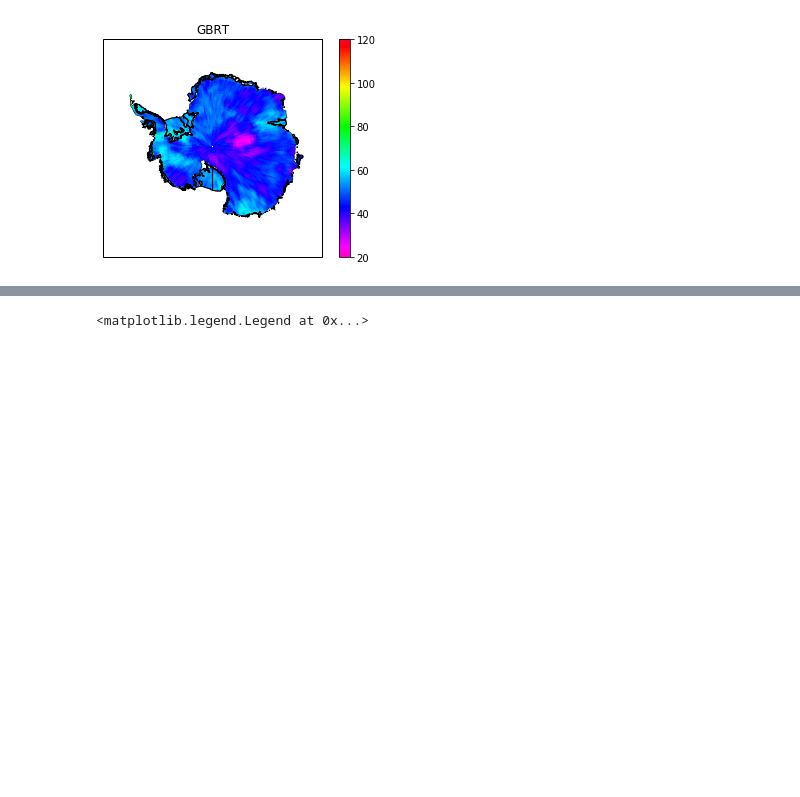
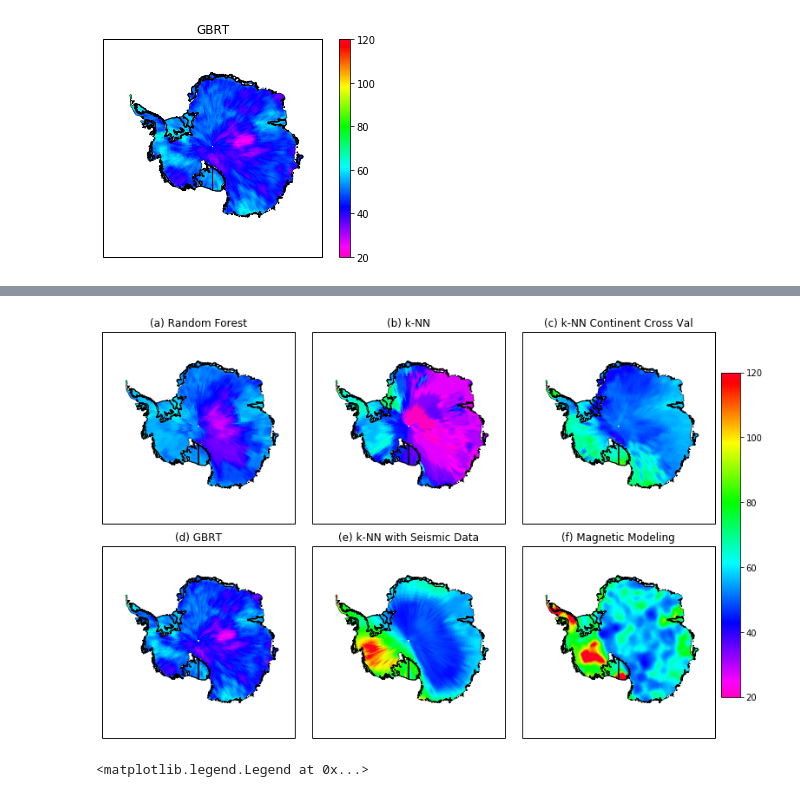
Before and after one commit to kjgoodrick/CSCI_5622_Project_Final, a Jupyter notebook: Generate_Maps.ipynb, the cells around one changed output, grey strips where cells are left out. Cells and saved outputs as stored; diff of their text form; code cells hidden in the pictures; blank space fills up the shorter version.

Commit message:
generate Antarctic plots in one figure

```diff
--- a/Generate_Maps.ipynb
+++ b/Generate_Maps.ipynb
@@ -38,5 +39,25 @@ plt_ant_feat(z, x=x, y=y, ups=True, title='Magnetic Modeling')
 [figure]
 [figure]
+# %%
+fig, ax = plt.subplots(2, 3, figsize=(10, 6.5), subplot_kw=dict(projection=ccrs.SouthPolarStereo(), aspect='auto'))
+
+ant_data = pd.read_csv('data/ant_features.csv')
+shapiro_data = pd.read_csv('data/shapiro_processed.csv')
+x, y, z = np.loadtxt('data/Antarctic_GHF.xyz', unpack=True)
+
+plt_ant_feat(randomforest.pred(ant_data), fig=fig, ax=ax[0,0], colorbar=False, title='(a) Random Forest')
+plt_ant_feat(d_knn.pred(ant_data), fig=fig, ax=ax[0,1], colorbar=False, title='(b) k-NN')
+plt_ant_feat(knn.pred(ant_data), fig=fig, ax=ax[0,2], colorbar=False, title='(c) k-NN Continent Cross Val')
+plt_ant_feat(gbrt.pred(ant_data), fig=fig, ax=ax[1,0], colorbar=False, title='(d) GBRT')
+plt_ant_feat(shapiro_data['GHF'].values.ravel(), fig=fig, ax=ax[1,1], colorbar=False, title='(e) k-NN with Seismic Data')
+mesh = plt_ant_feat(z, x=x, y=y, ups=True, fig=fig, ax=ax[1,2], colorbar=False, title='(f) Magnetic Modeling')
+
+cbaxes = fig.add_axes([0.99, 0.1, 0.03, 0.8])
+fig.colorbar(mesh, ax=ax[:,1], orientation='vertical', cax=cbaxes)
+plt.subplots_adjust(wspace=0.09, hspace=.12, left=0, bottom=0, right=.98, top=1)
+#plt.savefig('antarctica_predictions_full.pdf', bbox_inches="tight")
+# %% [output]
+[figure, added]
 # %%
 # Feature Importance
 label_map = {'age':'Age',
```
Also changed, not shown: parts of 1 cell of this notebook, 1 other file.
